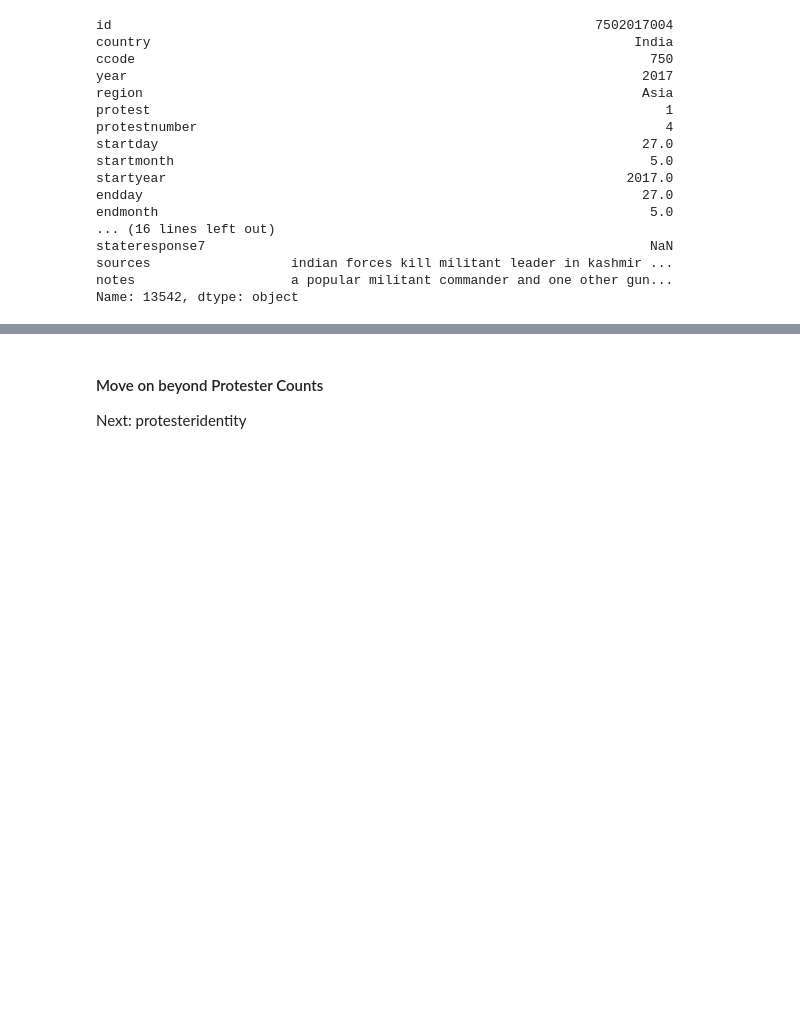
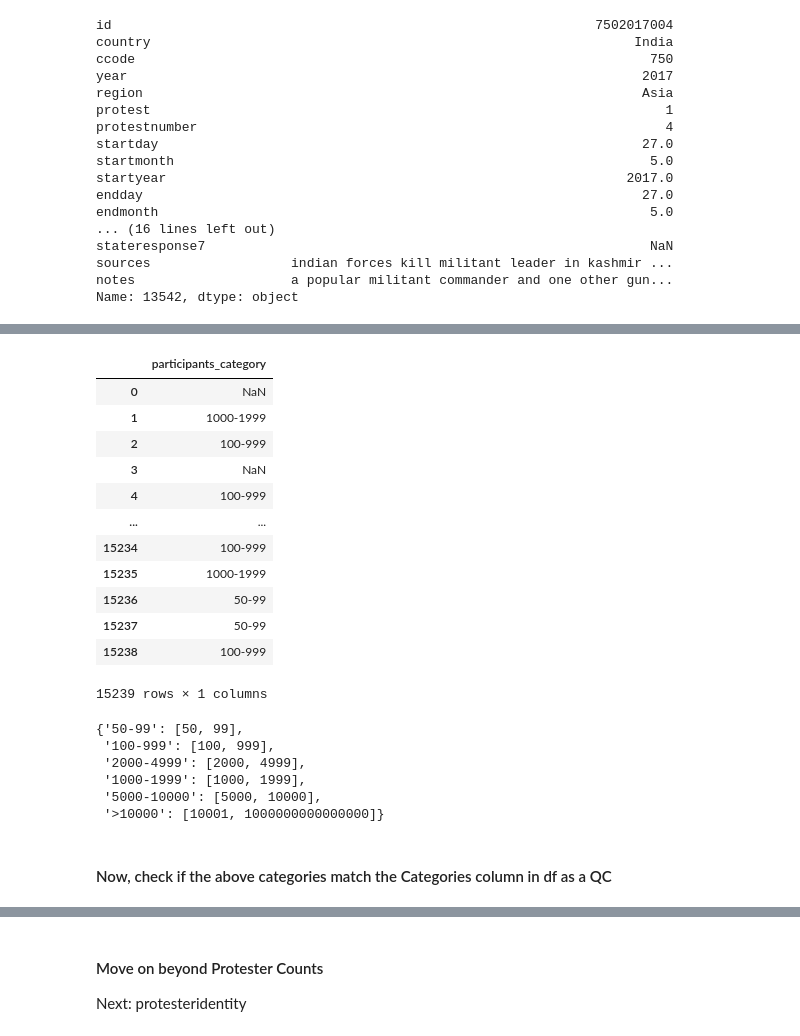
Before and after one commit to sethnlewis/Predicting-Political-Revolutions, a Jupyter notebook: notebooks/EDA_MM.ipynb, the cells around one changed output, grey strips where cells are left out. Drawn from its saved outputs; the diff is of its cells as text; code cells hidden in the pictures; blank space fills up the shorter version.

```diff
--- a/notebooks/EDA_MM.ipynb
+++ b/notebooks/EDA_MM.ipynb
@@ -421,0 +318,50 @@ df.info()
+# %%
+categories_dict = df.participants_category.dropna().unique()
+ranges = [str.split(cat, '-') for cat in categories_dict]
+categories_dict = dict(zip(categories_dict, ranges))
+categories_dict['>10000'] = [10001, 10**15]
+for cat in categories_dict:
+    lo = int(categories_dict[cat][0])
+    hi = int(categories_dict[cat][1])
+    categories_dict[cat] = [lo, hi]
+
+
+
+def pick_bucket(x):
+    for key in categories_dict:
+        lim_low = categories_dict[key][0]
+        lim_hi = categories_dict[key][1]
+        #print(x)
+        if (x >= lim_low) and (x <= lim_hi):
+            return key
+    return np.nan
+
+participant_categories_applied = pd.DataFrame(map(pick_bucket, participants.participants), columns = ['participants_category'])
+df['participant_categories_applied'] = participant_categories_applied
+
+participant_categories_applied
+# %% [output]
+|  | participants_category |
+| 0 | NaN |
+| 1 | 1000-1999 |
+| 2 | 100-999 |
+| 3 | NaN |
+| 4 | 100-999 |
+| ... | ... |
+| 15234 | 100-999 |
+| 15235 | 1000-1999 |
+| 15236 | 50-99 |
+| 15237 | 50-99 |
+| 15238 | 100-999 |
+15239 rows × 1 columns
+# %%
+categories_dict
+# %% [output]
+{'50-99': [50, 99],
+ '100-999': [100, 999],
+ '2000-4999': [2000, 4999],
+ '1000-1999': [1000, 1999],
+ '5000-10000': [5000, 10000],
+ '>10000': [10001, 1000000000000000]}
+# %% [markdown]
+#### Now, check if the above categories match the Categories column in df as a QC
```
Also changed, not shown: parts of 21 cells of this notebook.
